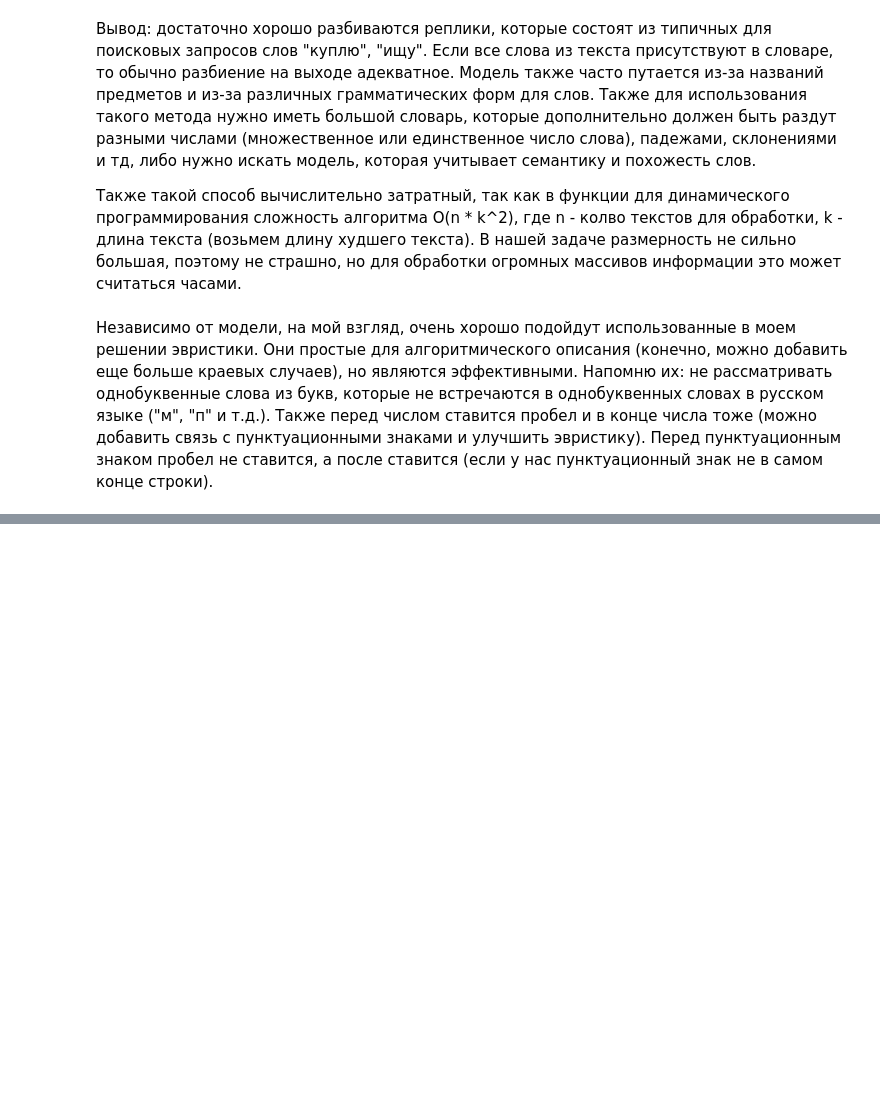
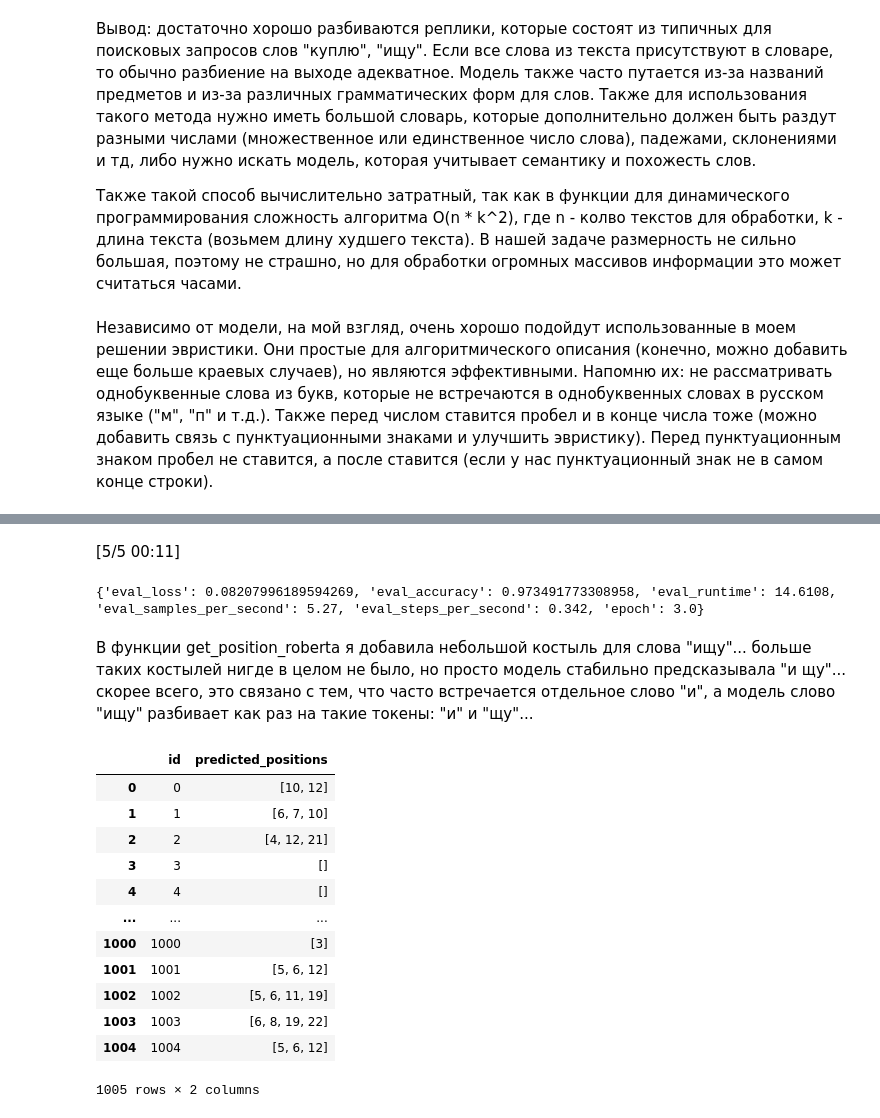
Before and after one commit to dbelogortseva/Avito_test_task, a Jupyter notebook: test_task.ipynb, the cells around one changed output, grey strips where cells are left out. Drawn from its saved outputs; the diff is of its cells as text; code cells hidden in the pictures; blank space fills up the shorter version.

```diff
--- a/test_task.ipynb
+++ b/test_task.ipynb
@@ -379,0 +606,11 @@ df_save.to_csv("output.csv", index=False, encoding="utf-8")
+# %%
+metrics = trainer.evaluate()
+# %% [output]
+[5/5 00:11]
+# %%
+print(metrics)
+# %% [output]
+{'eval_loss': 0.08207996189594269, 'eval_accuracy': 0.973491773308958, 'eval_runtime': 14.6108, 'eval_samples_per_second': 5.27, 'eval_steps_per_second': 0.342, 'epoch': 3.0}
+# %% [markdown]
+В функции get_position_roberta я добавила небольшой костыль для слова "ищу"... больше таких костылей нигде в целом не было,
+но просто модель стабильно предсказывала "и щу"... скорее всего, это связано с тем, что часто встречается отдельное слово "и", а модель слово "ищу" разбивает как раз на такие токены: "и" и "щу"...
@@ -379,0 +692,29 @@ df_save.to_csv("output.csv", index=False, encoding="utf-8")
+# %%
+test_data = df_test["text_no_space"].tolist()
+# %%
+text_with_spaces = []
+for t in test_data:
+    text_with_spaces.append(get_predict(t, thr=0.55))
+# %%
+final_positions, new_text = get_positions_roberta(df_test, text_with_spaces)
+# %%
+df_save_roberta = df_test.copy()
+df_save_roberta["predicted_positions"] = final_positions
+df_save_roberta = df_save_roberta.drop(columns=["text_no_space", "text_no_space_prepared"])
+df_save_roberta["predicted_positions"] = df_save_roberta["predicted_positions"].astype(str)
+# %%
+df_save_roberta
+# %% [output]
+|  | id | predicted_positions |
+| 0 | 0 | [10, 12] |
+| 1 | 1 | [6, 7, 10] |
+| 2 | 2 | [4, 12, 21] |
+| 3 | 3 | [] |
+| 4 | 4 | [] |
+| ... | ... | ... |
+| 1000 | 1000 | [3] |
+| 1001 | 1001 | [5, 6, 12] |
+| 1002 | 1002 | [5, 6, 11, 19] |
+| 1003 | 1003 | [6, 8, 19, 22] |
+| 1004 | 1004 | [5, 6, 12] |
+1005 rows × 2 columns
```
Also changed, not shown: parts of 27 cells of this notebook.
